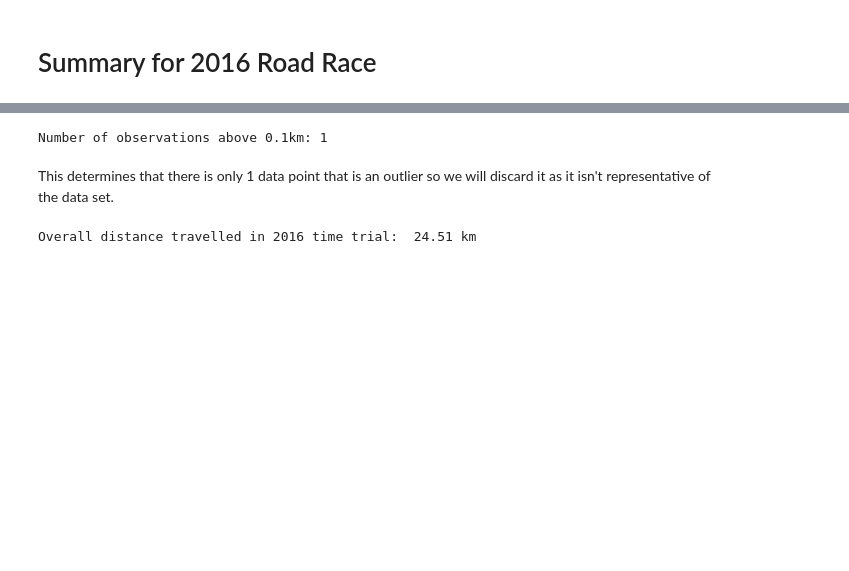
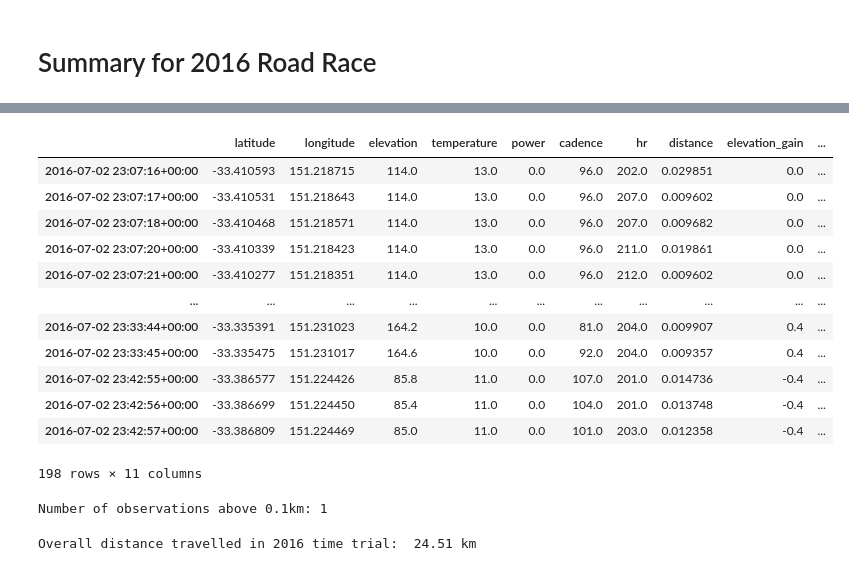
Before and after one commit to MQCOMP2200-S2-2021/data-science-portfolio-MQ-NickW, a Jupyter notebook: Portfolio 1.ipynb, the cells around one changed output, grey strips where cells are left out. Drawn from its saved outputs; the diff is of its cells as text; code cells hidden in the pictures; blank space fills up the shorter version.

```diff
--- a/Portfolio 1.ipynb
+++ b/Portfolio 1.ipynb
@@ -166,9 +230,25 @@ As can be seen from this graph, there is an outlier, or outliers near the end of
+# %%
+outliers_tt2016 = tt_2016[ (tt_2016['hr'] > 200)]
+# %%
+outliers_tt2016
+# %% [output]
+|  | latitude | longitude | elevation | temperature | power | cadence | hr | distance | elevation_gain | ... |
+| 2016-07-02 23:07:16+00:00 | -33.410593 | 151.218715 | 114.0 | 13.0 | 0.0 | 96.0 | 202.0 | 0.029851 | 0.0 | ... |
+| 2016-07-02 23:07:17+00:00 | -33.410531 | 151.218643 | 114.0 | 13.0 | 0.0 | 96.0 | 207.0 | 0.009602 | 0.0 | ... |
+| 2016-07-02 23:07:18+00:00 | -33.410468 | 151.218571 | 114.0 | 13.0 | 0.0 | 96.0 | 207.0 | 0.009682 | 0.0 | ... |
+| 2016-07-02 23:07:20+00:00 | -33.410339 | 151.218423 | 114.0 | 13.0 | 0.0 | 96.0 | 211.0 | 0.019861 | 0.0 | ... |
+| 2016-07-02 23:07:21+00:00 | -33.410277 | 151.218351 | 114.0 | 13.0 | 0.0 | 96.0 | 212.0 | 0.009602 | 0.0 | ... |
+| ... | ... | ... | ... | ... | ... | ... | ... | ... | ... | ... |
+| 2016-07-02 23:33:44+00:00 | -33.335391 | 151.231023 | 164.2 | 10.0 | 0.0 | 81.0 | 204.0 | 0.009907 | 0.4 | ... |
+| 2016-07-02 23:33:45+00:00 | -33.335475 | 151.231017 | 164.6 | 10.0 | 0.0 | 92.0 | 204.0 | 0.009357 | 0.4 | ... |
+| 2016-07-02 23:42:55+00:00 | -33.386577 | 151.224426 | 85.8 | 11.0 | 0.0 | 107.0 | 201.0 | 0.014736 | -0.4 | ... |
+| 2016-07-02 23:42:56+00:00 | -33.386699 | 151.224450 | 85.4 | 11.0 | 0.0 | 104.0 | 201.0 | 0.013748 | -0.4 | ... |
+| 2016-07-02 23:42:57+00:00 | -33.386809 | 151.224469 | 85.0 | 11.0 | 0.0 | 101.0 | 203.0 | 0.012358 | -0.4 | ... |
+198 rows × 11 columns
 # %%
 print("Number of observations above 0.1km:", len(tt_2016[tt_2016['distance'] > 0.1]))
 # %% [output]
 Number of observations above 0.1km: 1
-# %% [markdown]
-This determines that there is only 1 data point that is an outlier so we will discard it as it isn't representative of the data set.
 # %%
 clean_tt2016 = tt_2016[tt_2016['distance'] <= 0.1]
 
```
Also changed, not shown: parts of 18 cells of this notebook.
